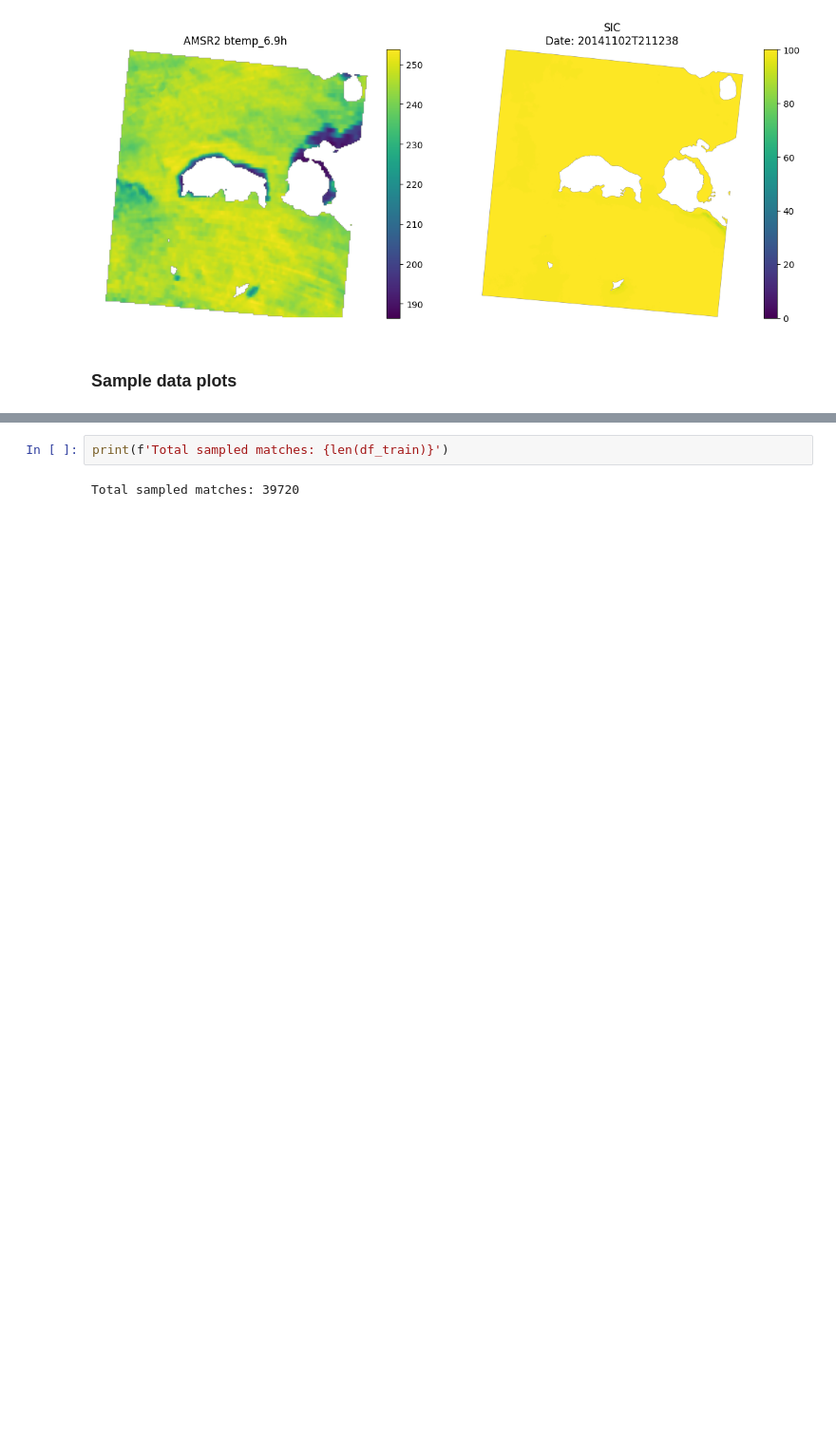
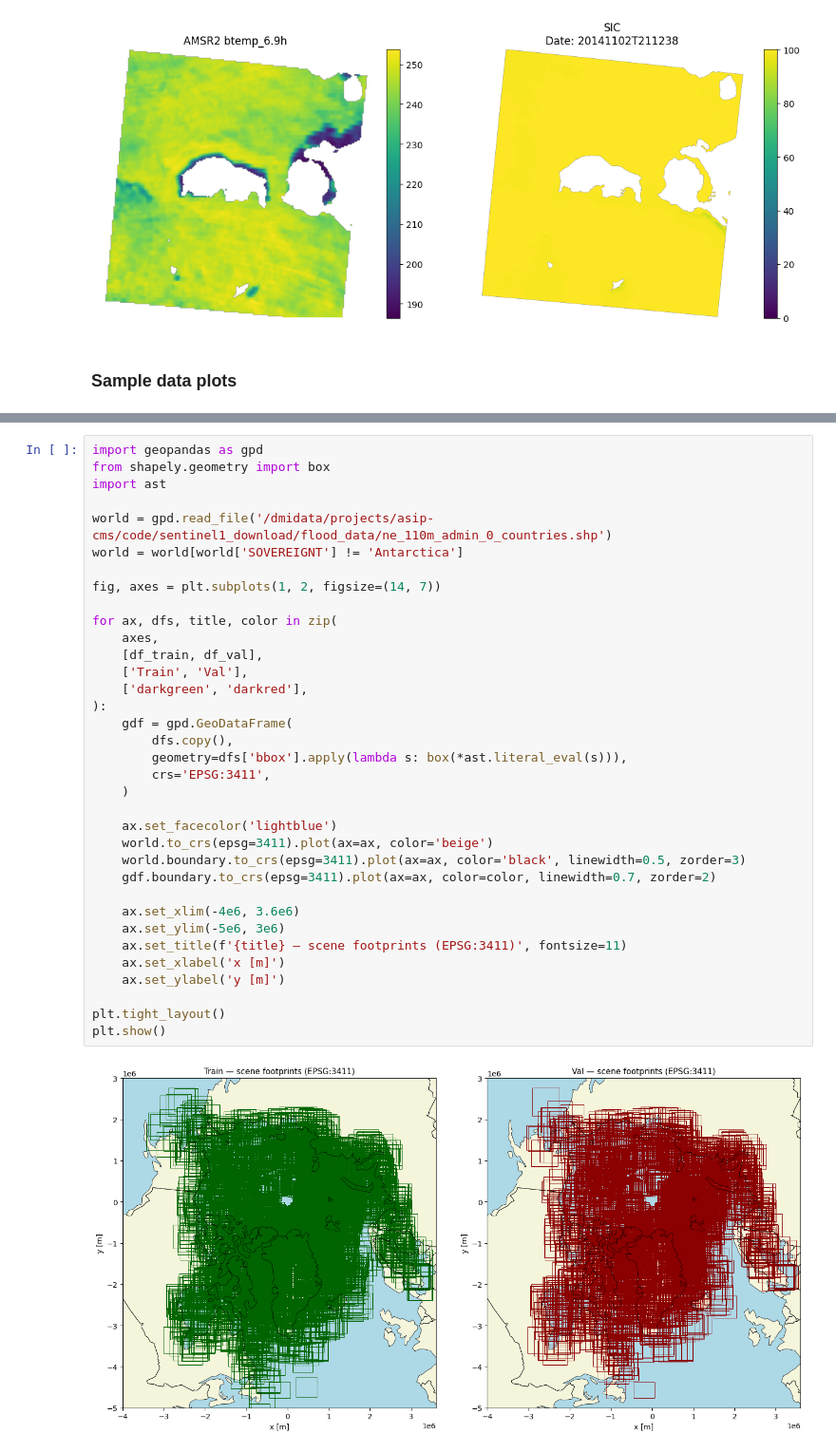
Before and after one commit to NinnaL/Master-thesis---Super-resolution-sea-ice-concentration-using-generative-AI, a Jupyter notebook: Code/data_explorer.ipynb, the cells around one changed output, grey strips where cells are left out. Shown at 95% size. Saved outputs shown, nothing was run; the diff lists cells and outputs as text; blank space fills up the shorter version.

```diff
--- a/Code/data_explorer.ipynb
+++ b/Code/data_explorer.ipynb
@@ -204,5 +234,38 @@ df_train = pd.read_csv(train_csv)
-# %%
-print(f'Total sampled matches: {len(df_train)}')
-# %% [output]
-Total sampled matches: 39720
+# %%
+import geopandas as gpd
+from shapely.geometry import box
+import ast
+
+world = gpd.read_file('/dmidata/projects/asip-cms/code/sentinel1_download/flood_data/ne_110m_admin_0_countries.shp')
+world = world[world['SOVEREIGNT'] != 'Antarctica']
+
+fig, axes = plt.subplots(1, 2, figsize=(14, 7))
+
+for ax, dfs, title, color in zip(
+    axes,
+    [df_train, df_val],
+    ['Train', 'Val'],
+    ['darkgreen', 'darkred'],
+):
+    gdf = gpd.GeoDataFrame(
+        dfs.copy(),
+        geometry=dfs['bbox'].apply(lambda s: box(*ast.literal_eval(s))),
+        crs='EPSG:3411',
+    )
+
+    ax.set_facecolor('lightblue')
+    world.to_crs(epsg=3411).plot(ax=ax, color='beige')
+    world.boundary.to_crs(epsg=3411).plot(ax=ax, color='black', linewidth=0.5, zorder=3)
+    gdf.boundary.to_crs(epsg=3411).plot(ax=ax, color=color, linewidth=0.7, zorder=2)
+
+    ax.set_xlim(-4e6, 3.6e6)
+    ax.set_ylim(-5e6, 3e6)
+    ax.set_title(f'{title} — scene footprints (EPSG:3411)', fontsize=11)
+    ax.set_xlabel('x [m]')
+    ax.set_ylabel('y [m]')
+
+plt.tight_layout()
+plt.show()
+# %% [output]
+[figure, added]
 # %%
```
Also changed, not shown: parts of 9 cells of this notebook, 1 other file.
